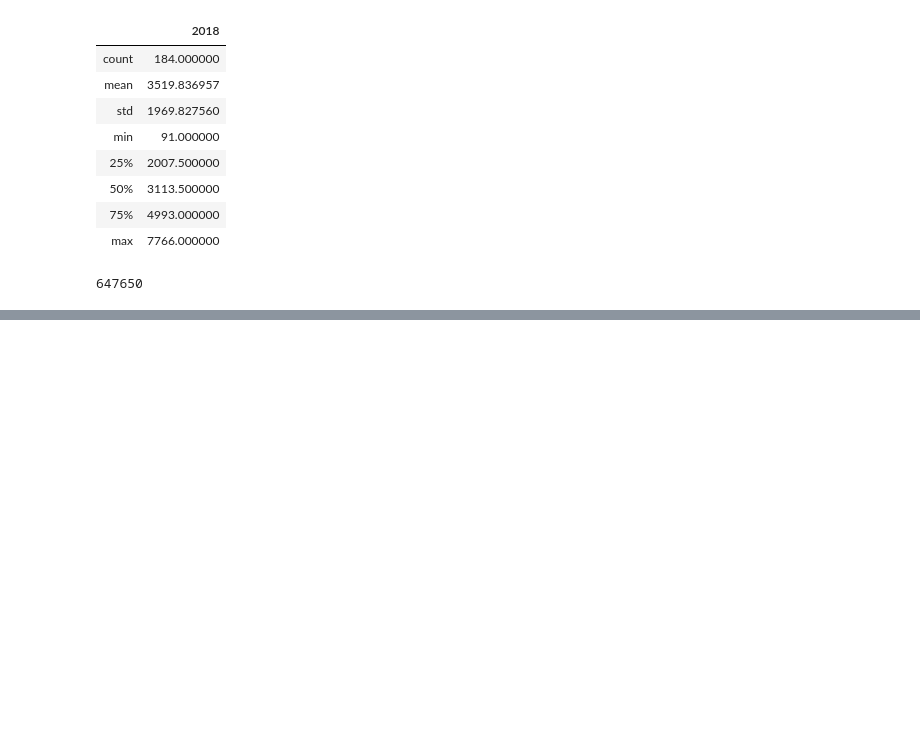
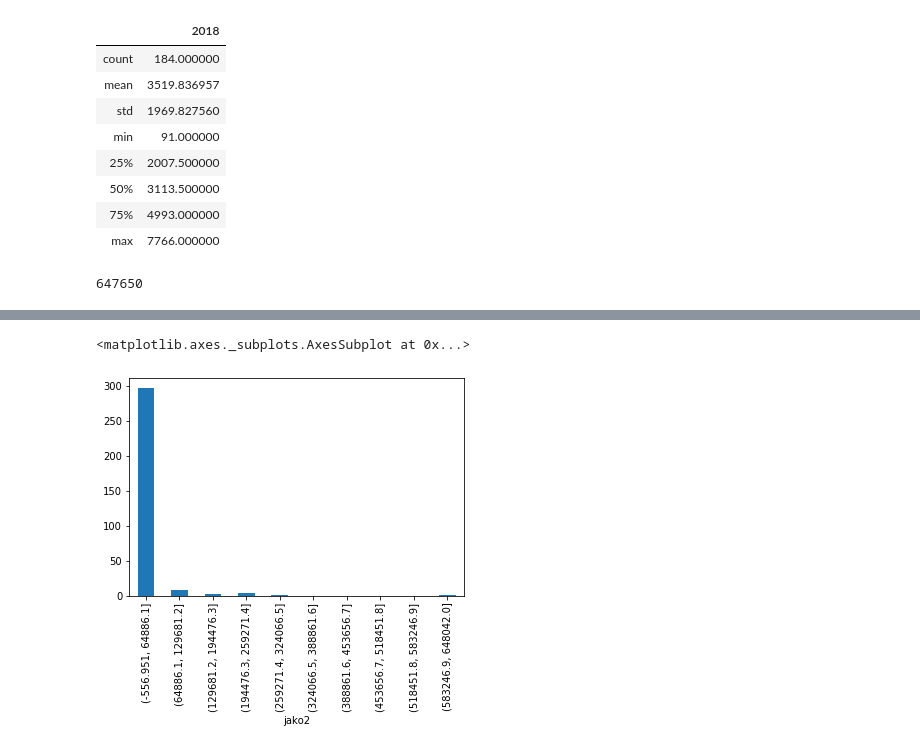
Before and after one commit to paulal/python_functions, a Jupyter notebook: Paula_Laesvuori_kuntadata.ipynb, the cells around one changed output, grey strips where cells are left out. Cells and saved outputs as stored; diff of their text form; code cells hidden in the pictures; blank space fills up the shorter version.

```diff
--- a/Paula_Laesvuori_kuntadata.ipynb
+++ b/Paula_Laesvuori_kuntadata.ipynb
@@ -279,0 +375,5 @@ mahtuu['2018'].sum()
+# %%
+# tallennetaan taas dataframeen
+
+kunnat['jako2'] = pd.cut(kunnat['2018'], bins=10)
+kunnat.head()
@@ -279,0 +410,7 @@ mahtuu['2018'].sum()
+# %%
+# ja näytetään vielä jakautuminen kaaviona
+
+kunnat.groupby('jako2')['2018'].count().plot(kind='bar')
+# %% [output]
+<matplotlib.axes._subplots.AxesSubplot at 0x...>
+[figure, added]
```
Also changed, not shown: parts of 14 cells of this notebook, 2 other files.
